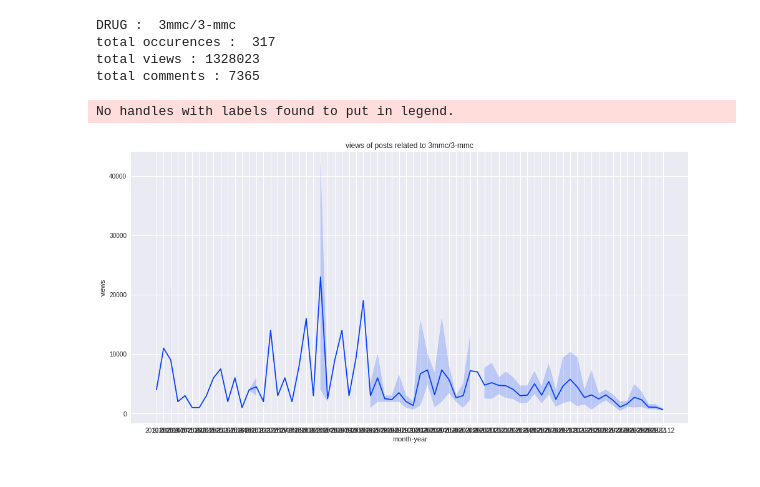
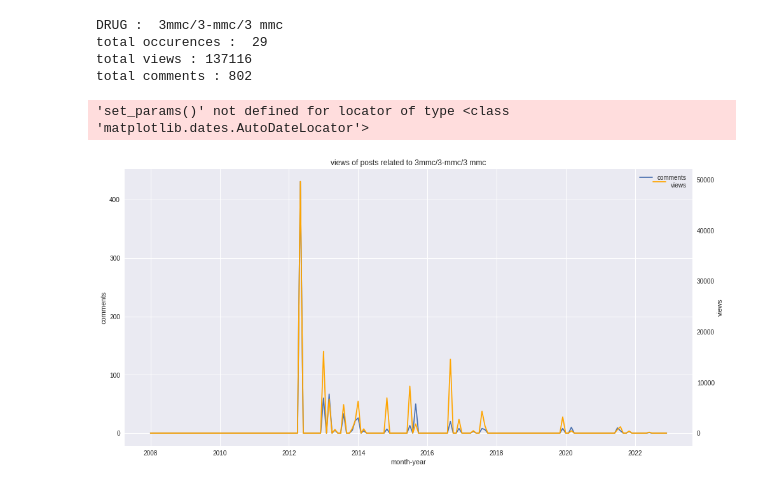
Before and after one commit to k-wal/modus-operandi, a Jupyter notebook: code/analysis/drugsforum .ipynb, the cells around one changed output. Drawn from its saved outputs; the diff is of its cells as text; code cells hidden in the pictures.

```diff
--- a/code/analysis/drugsforum .ipynb
+++ b/code/analysis/drugsforum .ipynb
@@ -11,8 +12,7 @@ pd.options.plotting.backend = "plotly"
 plt.rcParams["figure.figsize"] = (16, 8)
 sns.set_palette("bright")
 # %%
-df = pd.read_csv('../../corpus/forums/drugsforumNL/threads/drugsforumnl.csv')
+#df = pd.read_csv('../../corpus/forums/drugsforumNL/threads/drugsforumnl.csv')
+df = pd.read_csv('../../corpus/forums/drugsforumInfo/threads/drugsforuminfo_threads.csv')
 df['title'] = df['title'].str.lower()
 df['content'] = df['content'].str.lower()
-# %%
-drug_names=['3mmc']
@@ -19,10 +99,11 @@ drug_names=['3mmc']
 # %%
-def get_drug_stats(drug_names):
+def get_drug_timeseries(drug_names, df):
     drug_df = pd.DataFrame(columns=df.columns)
+    df = df[df['date']!='something']
     # run loop to search for every drug name
     for drug_name in drug_names:
         t_df = df[df['title'].str.contains(drug_name)]
-        c_df = df[df['content'].str.contains(drug_name)]
+        c_df = df[df['content'].str.contains(drug_name, na=False)]
         tc_df = pd.concat([t_df,c_df]).drop_duplicates().reset_index(drop=True)
         drug_df = pd.concat([drug_df, tc_df]).drop_duplicates().reset_index(drop=True)
 
@@ -30,22 +111,14 @@ def get_drug_stats(drug_names):
     drug_df['year'] = drug_df['date'].apply(lambda x: int(x.split('-')[0]))
     drug_df['month-year'] = drug_df['date'].apply(lambda x: x.split('-')[0] + '-' + x.split('-')[1])
     # print out information
-    print('DRUG : ', '/'.join(drug_names))
-    print('total occurences : ', drug_df.shape[0])
-    print('total views :', drug_df['views'].sum())
-    print('total comments :', drug_df['comments'].sum())
+#     print('DRUG : ', '/'.join(drug_names))
+#     print('total occurences : ', drug_df.shape[0])
+#     print('total views :', drug_df['views'].sum())
+#     print('total comments :', drug_df['comments'].sum())
 
+    drug_df = fill_missing_months(drug_df)
 
-    data=drug_df.sort_values(by=['date'])
-
-#     sns.lineplot(x=data['month'],
-#                 y=pd.to_numeric(data['views']),
-#                 hue=data['year'],
-#                 legend='full',
-#                 palette = sns.color_palette('rocket', n_colors=len(drug_df['year'].unique())))
-
-    sns.lineplot(x=data[-year'],
-                y = pd.to_numeric(data['views'])
-                )
-    plt.title('views of posts related to ' + '/'.join(drug_names))
-    plt.legend(bbox_to_anchor=(1.05, 1), loc=2);
+    data=drug_df.sort_values(by=['month-year'], ascending=True)
+    data['month-year'] = data['month-year'].apply(lambda x: datetime.strptime(x, "%Y-%m"))
+    data['freq'] = data['views'].map(lambda x: 0 if x == 0 else 1)
+    return data
@@ -52,11 +182,14 @@ def get_drug_stats(drug_names):
 # %%
 #drug_names = ['cocaine']
-drug_names=['3mmc', '3-mmc']
+drug_names=['3mmc', '3-mmc', '3 mmc']
+#drug_names = ['2-cb','2cb','2 cb']
+#drug_names = ['4-fa', '4 fa','4fa','4-fmp','4 fmp','4fmp']
+#drug_names = ['phenibut']
 get_drug_stats(drug_names)
 # %% [output]
-DRUG :  3mmc/3-mmc
-total occurences :  317
-total views : 1328023
-total comments : 7365
+DRUG :  3mmc/3-mmc/3 mmc
+total occurences :  29
+total views : 137116
+total comments : 802
-No handles with labels found to put in legend.
+'set_params()' not defined for locator of type <class 'matplotlib.dates.AutoDateLocator'>
-[figure, old version]
+[figure, new version]
```
Also changed, not shown: parts of 8 cells of this notebook, 7 other files.
